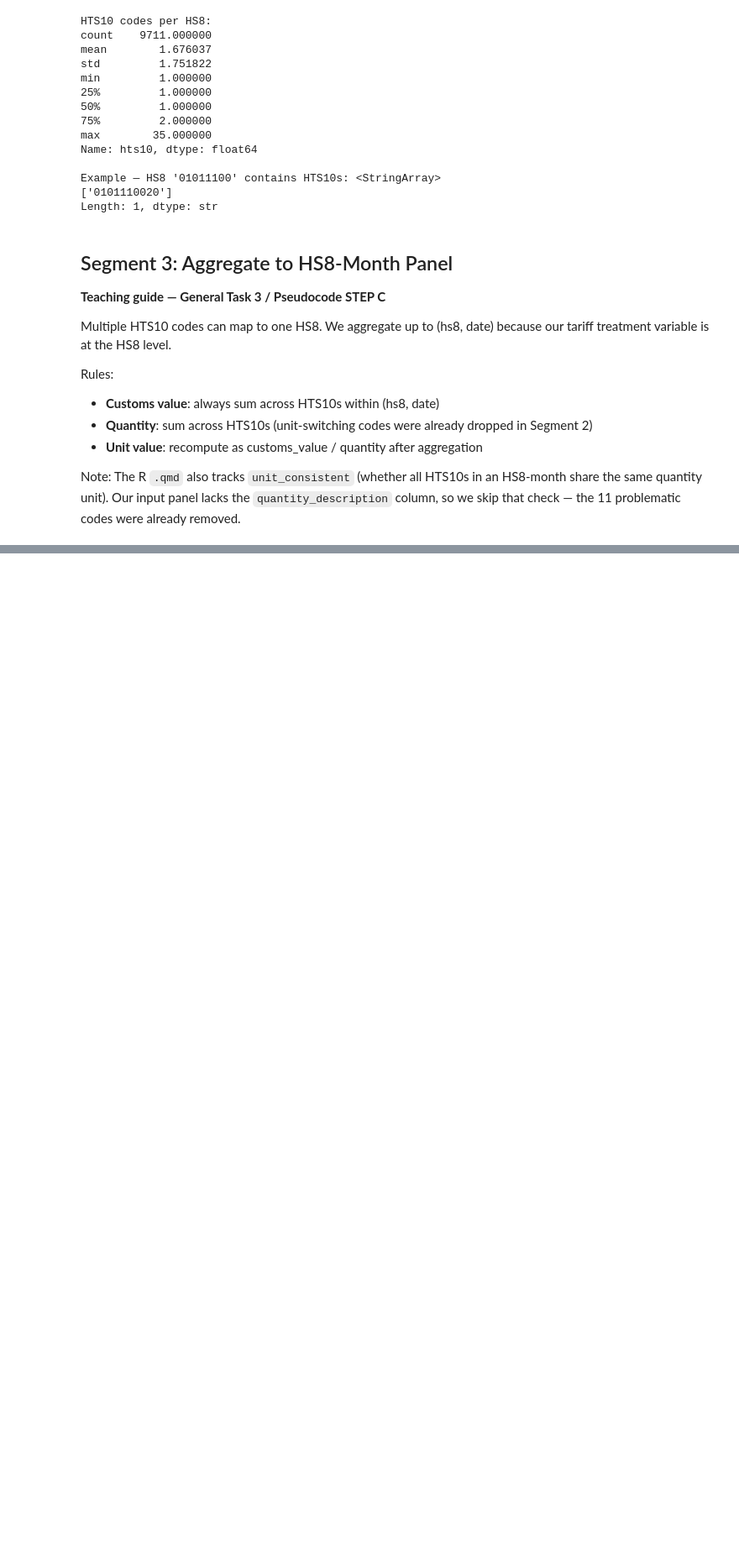
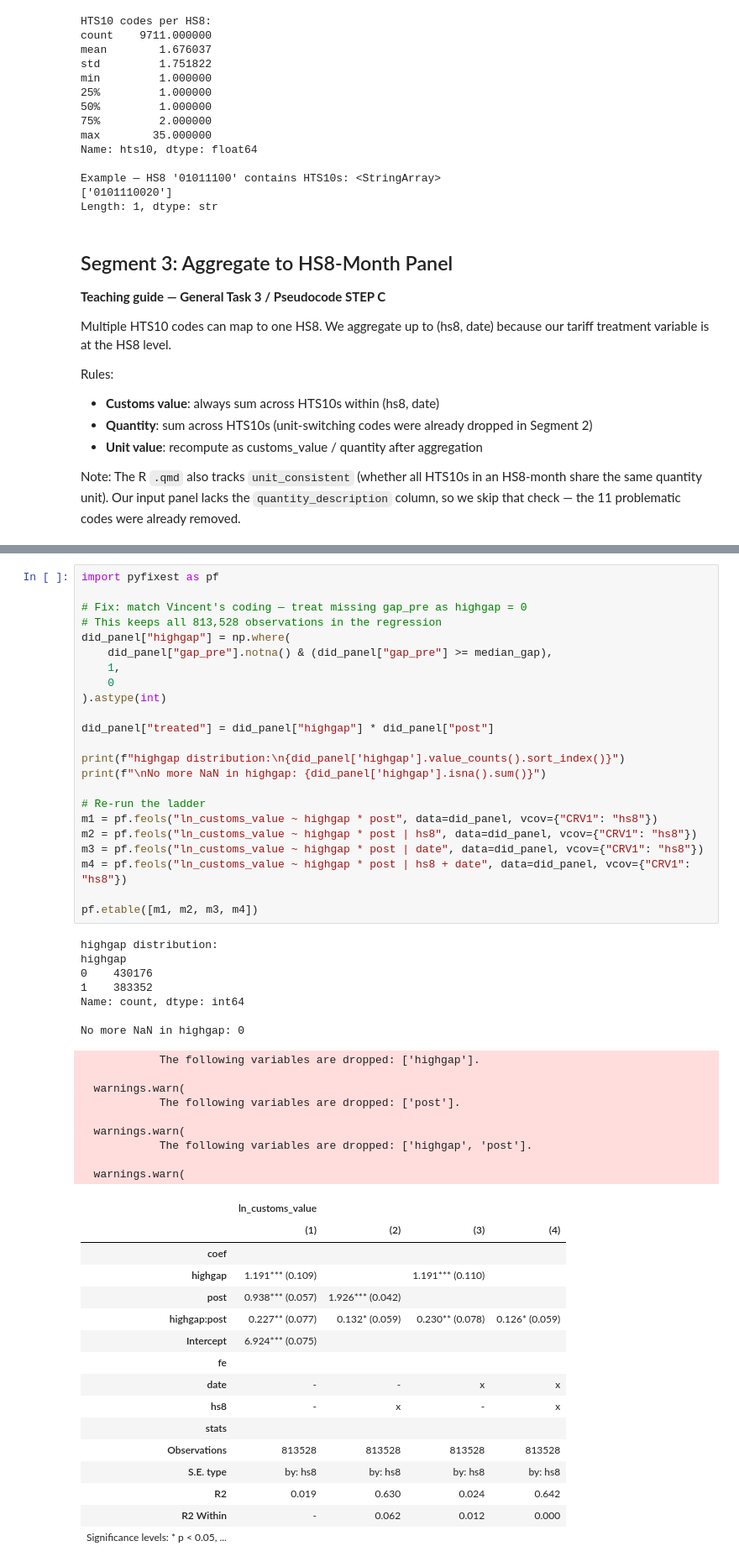
Before and after one commit to uchicago-dss/w26-causal-inference-economics, a Jupyter notebook: Code/build_did_panel.ipynb, the cells around one changed output, grey strips where cells are left out. Shown at 84% size. Cells and saved outputs as stored; diff of their text form; blank space fills up the shorter version.

```diff
--- a/Code/build_did_panel.ipynb
+++ b/Code/build_did_panel.ipynb
@@ -216,0 +515,56 @@ print(f"Rows with missing unit_value: {panel_hs8['unit_value'].isna().sum():,}")
+# %%
+import pyfixest as pf
+
+# Fix: match Vincent's coding — treat missing gap_pre as highgap = 0
+# This keeps all 813,528 observations in the regression
+did_panel["highgap"] = np.where(
+    did_panel["gap_pre"].notna() & (did_panel["gap_pre"] >= median_gap),
+    1,
+    0
+).astype(int)
+
+did_panel["treated"] = did_panel["highgap"] * did_panel["post"]
+
+print(f"highgap distribution:\n{did_panel['highgap'].value_counts().sort_index()}")
+print(f"\nNo more NaN in highgap: {did_panel['highgap'].isna().sum()}")
+
+# Re-run the ladder
+m1 = pf.feols("ln_customs_value ~ highgap * post", data=did_panel, vcov={"CRV1": "hs8"})
+m2 = pf.feols("ln_customs_value ~ highgap * post | hs8", data=did_panel, vcov={"CRV1": "hs8"})
+m3 = pf.feols("ln_customs_value ~ highgap * post | date", data=did_panel, vcov={"CRV1": "hs8"})
+m4 = pf.feols("ln_customs_value ~ highgap * post | hs8 + date", data=did_panel, vcov={"CRV1": "hs8"})
+
+pf.etable([m1, m2, m3, m4])
+# %% [output]
+highgap distribution:
+highgap
+0    430176
+1    383352
+Name: count, dtype: int64
+
+No more NaN in highgap: 0
+            The following variables are dropped: ['highgap'].
+
+  warnings.warn(
+            The following variables are dropped: ['post'].
+
+  warnings.warn(
+            The following variables are dropped: ['highgap', 'post'].
+
+  warnings.warn(
+|  | ln_customs_value |  |  |  |
+|  | (1) | (2) | (3) | (4) |
+| coef |  |  |  |  |
+| highgap | 1.191*** (0.109) |  | 1.191*** (0.110) |  |
+| post | 0.938*** (0.057) | 1.926*** (0.042) |  |  |
+| highgap:post | 0.227** (0.077) | 0.132* (0.059) | 0.230** (0.078) | 0.126* (0.059) |
+| Intercept | 6.924*** (0.075) |  |  |  |
+| fe |  |  |  |  |
+| date | - | - | x | x |
+| hs8 | - | x | - | x |
+| stats |  |  |  |  |
+| Observations | 813528 | 813528 | 813528 | 813528 |
+| S.E. type | by: hs8 | by: hs8 | by: hs8 | by: hs8 |
+| R2 | 0.019 | 0.630 | 0.024 | 0.642 |
+| R2 Within | - | 0.062 | 0.012 | 0.000 |
+| Significance levels: * p < 0.05, ... |  |  |  |  |
```
Also changed, not shown: parts of 16 cells of this notebook, 1 other file.
